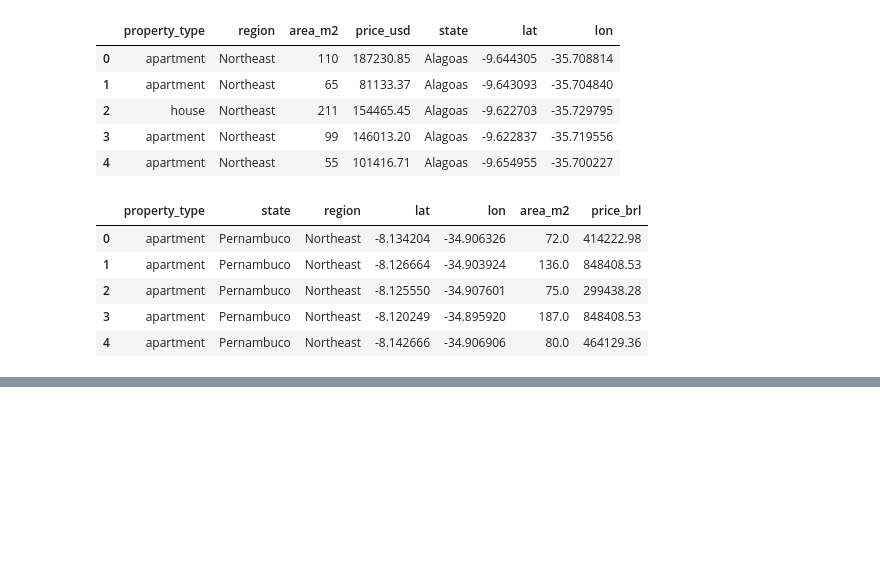
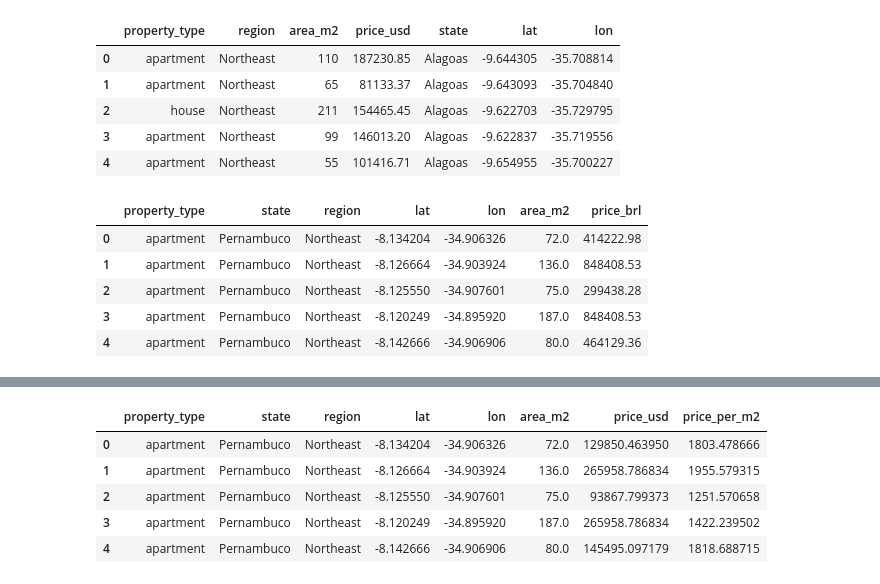
Before and after one commit to AbdulQuadri2399/Data_Relapse, a Jupyter notebook: Analyzing Property Data in Brazil/Exploratory-Data-Analysis.ipynb, the cells around one changed output, grey strips where cells are left out. Cells and saved outputs as stored; diff of their text form; code cells hidden in the pictures; blank space fills up the shorter version.

```diff
--- a/Analyzing Property Data in Brazil/Exploratory-Data-Analysis.ipynb
+++ b/Analyzing Property Data in Brazil/Exploratory-Data-Analysis.ipynb
@@ -196,0 +248,9 @@ df1.drop(columns=[")
+# %%
+df.head()
+# %% [output]
+|  | property_type | state | region | lat | lon | area_m2 | price_usd | price_per_m2 |
+| 0 | apartment | Pernambuco | Northeast | -8.134204 | -34.906326 | 72.0 | 129850.463950 | 1803.478666 |
+| 1 | apartment | Pernambuco | Northeast | -8.126664 | -34.903924 | 136.0 | 265958.786834 | 1955.579315 |
+| 2 | apartment | Pernambuco | Northeast | -8.125550 | -34.907601 | 75.0 | 93867.799373 | 1251.570658 |
+| 3 | apartment | Pernambuco | Northeast | -8.120249 | -34.895920 | 187.0 | 265958.786834 | 1422.239502 |
+| 4 | apartment | Pernambuco | Northeast | -8.142666 | -34.906906 | 80.0 | 145495.097179 | 1818.688715 |
```
Also changed, not shown: parts of 9 cells of this notebook.
